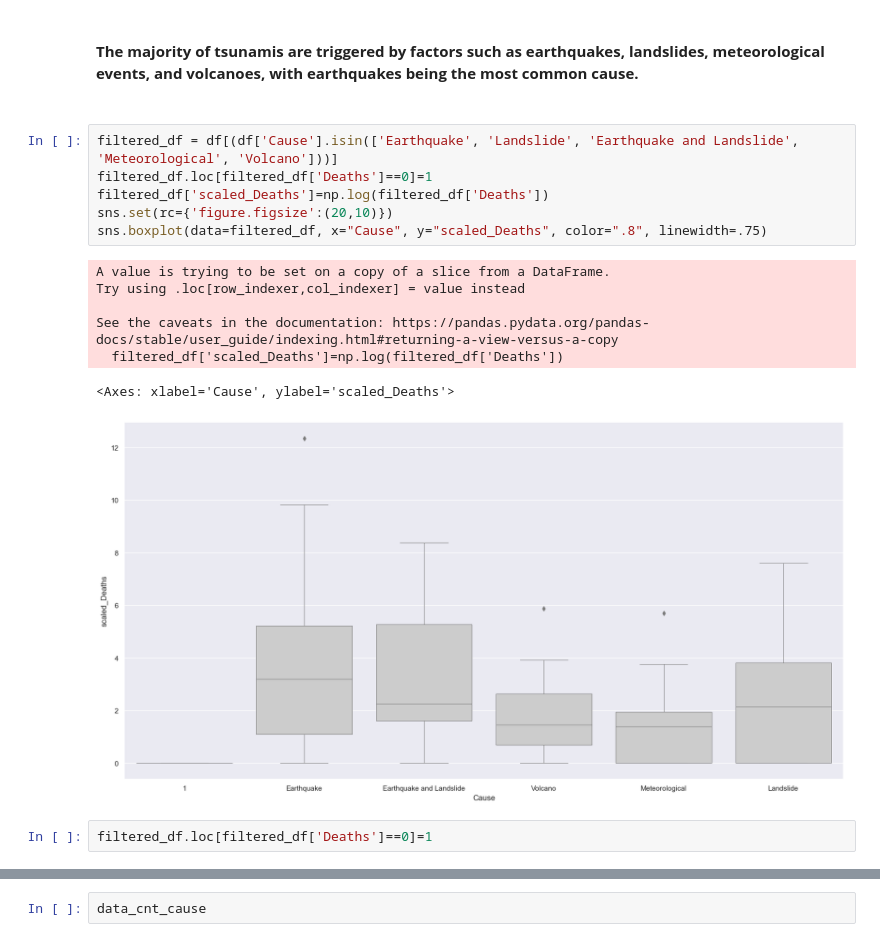
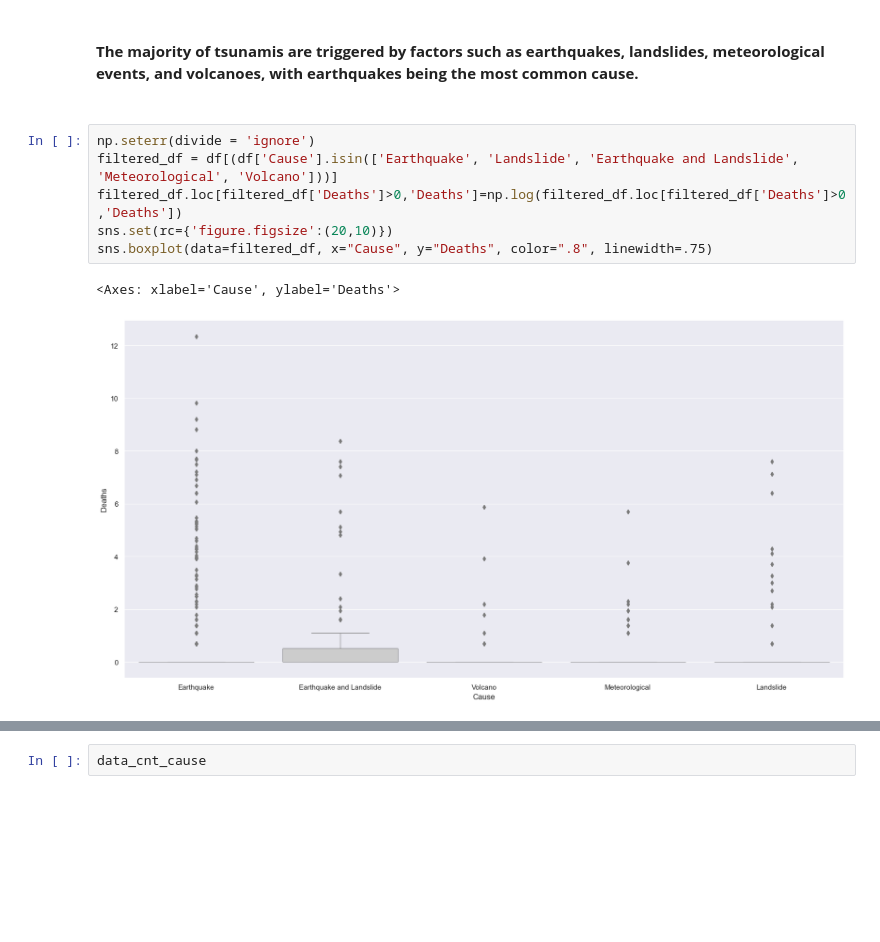
Before and after one commit to Mobrant/Tsunami, a Jupyter notebook: Tsunami analysis.ipynb, the cells around one changed output, grey strips where cells are left out. Cells and saved outputs as stored; diff of their text form; blank space fills up the shorter version.

```diff
--- a/Tsunami analysis.ipynb
+++ b/Tsunami analysis.ipynb
@@ -400,18 +400,11 @@ plt.show()
 <br>**The majority of tsunamis are triggered by factors such as earthquakes, landslides, meteorological events, and volcanoes, with earthquakes being the most common cause.**
 <br>
 # %%
+np.seterr(divide = 'ignore')
 filtered_df = df[(df['Cause'].isin(['Earthquake', 'Landslide', 'Earthquake and Landslide', 'Meteorological', 'Volcano']))]
-filtered_df.loc[filtered_df['Deaths']==0]=1
-filtered_df['scaled_Deaths']=np.log(filtered_df['Deaths'])
+filtered_df.loc[filtered_df['Deaths']>0,'Deaths']=np.log(filtered_df.loc[filtered_df['Deaths']>0,'Deaths'])
 sns.set(rc={'figure.figsize':(20,10)})
-sns.boxplot(data=filtered_df, x="Cause", y="scaled_Deaths", color=".8", linewidth=.75)
+sns.boxplot(data=filtered_df, x="Cause", y="Deaths", color=".8", linewidth=.75)
 # %% [output]
-A value is trying to be set on a copy of a slice from a DataFrame.
-Try using .loc[row_indexer,col_indexer] = value instead
-
-See the caveats in the documentation: https://pandas.pydata.org/pandas-docs/stable/user_guide/indexing.html#returning-a-view-versus-a-copy
-  filtered_df['scaled_Deaths']=np.log(filtered_df['Deaths'])
+<Axes: xlabel='Cause', ylabel='Deaths'>
-<Axes: xlabel='Cause', ylabel='scaled_Deaths'>
-[figure, old version]
+[figure, new version]
-# %%
-filtered_df.loc[filtered_df['Deaths']==0]=1
```
Also changed, not shown: parts of 6 cells of this notebook.
